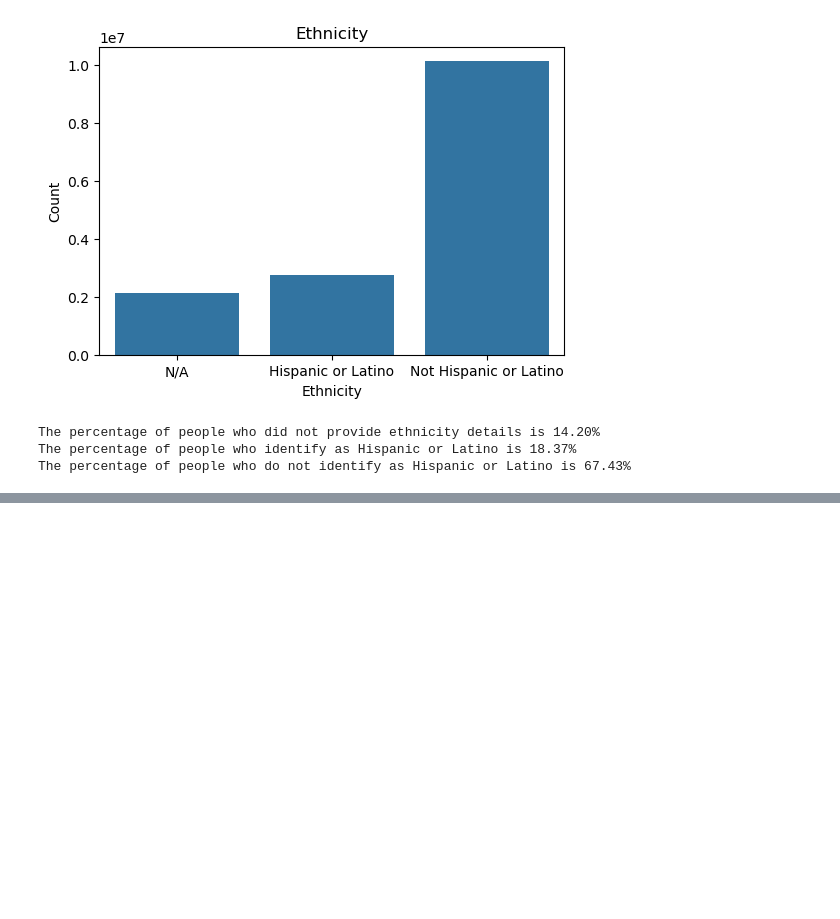
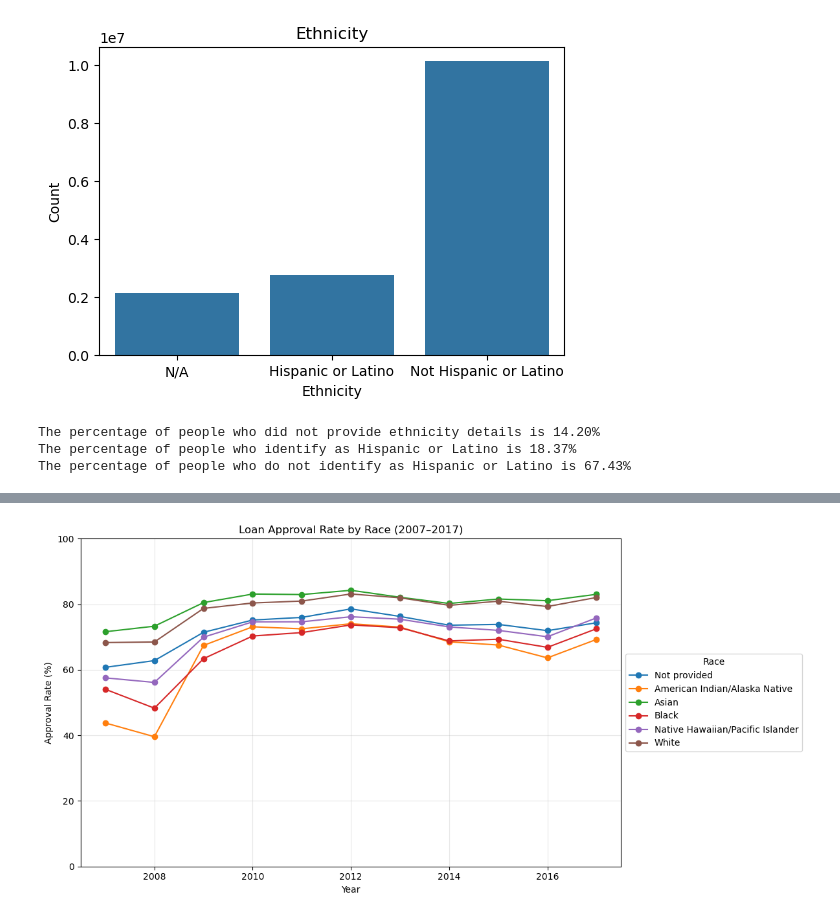
Before and after one commit to jdhilee/fairness_smoke_alarm, a Jupyter notebook: src/eda_hmda_2007_2017.ipynb, the cells around one changed output, grey strips where cells are left out. Cells and saved outputs as stored; diff of their text form; code cells hidden in the pictures; blank space fills up the shorter version.

```diff
--- a/src/eda_hmda_2007_2017.ipynb
+++ b/src/eda_hmda_2007_2017.ipynb
@@ -590,0 +786,48 @@ The percentage of people who do not identify as Hispanic or Latino is 67.43%
+# %%
+# Get approval rates by year and race
+
+approval_rates_race = (
+    hmda.assign(approved=hmda["action_taken"].eq(1))
+        .groupby(["year", "race"])["approved"]
+        .mean()
+        .mul(100)
+        .unstack()
+)
+
+approval_rates_race.columns = [
+    "Not provided",
+    "American Indian/Alaska Native",
+    "Asian",
+    "Black",
+    "Native Hawaiian/Pacific Islander",
+    "White"
+]
+# %%
+# Plot approval rates by year and race
+
+plt.figure(figsize=(12, 6))
+
+for race in approval_rates_race.columns:
+    plt.plot(
+        approval_rates_race.index,
+        approval_rates_race[race],
+        marker="o",
+        label=race
+    )
+
+plt.title("Loan Approval Rate by Race (2007–2017)")
+plt.xlabel("Year")
+plt.ylabel("Approval Rate (%)")
+plt.ylim(0, 100)
+
+plt.legend(
+    title="Race",
+    loc="center left",
+    bbox_to_anchor=(1, 0.5)
+)
+
+plt.grid(alpha=0.3)
+plt.tight_layout()
+plt.show()
+# %% [output]
+[figure, added]
```
Also changed, not shown: parts of 21 cells of this notebook.
